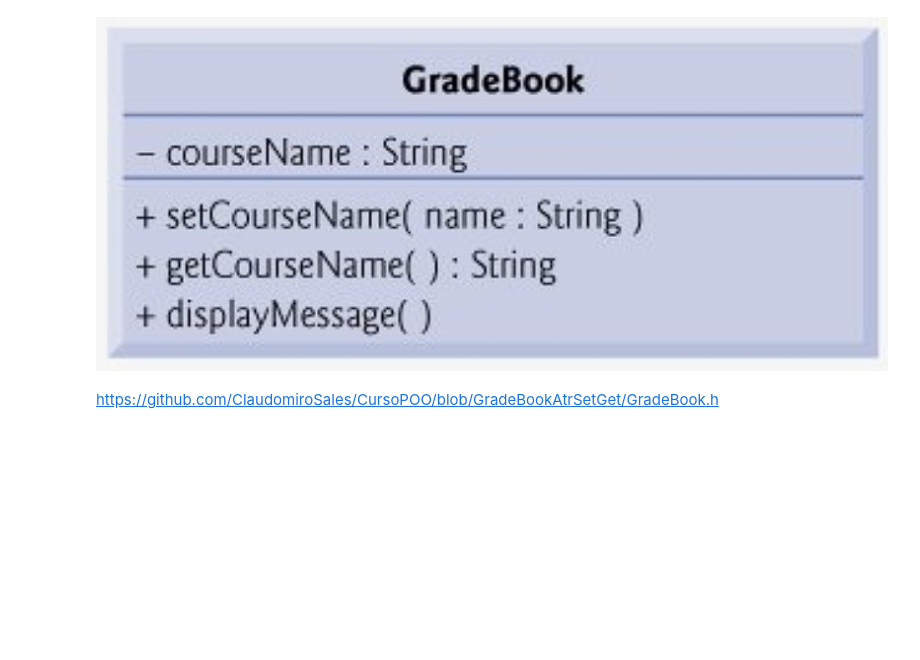
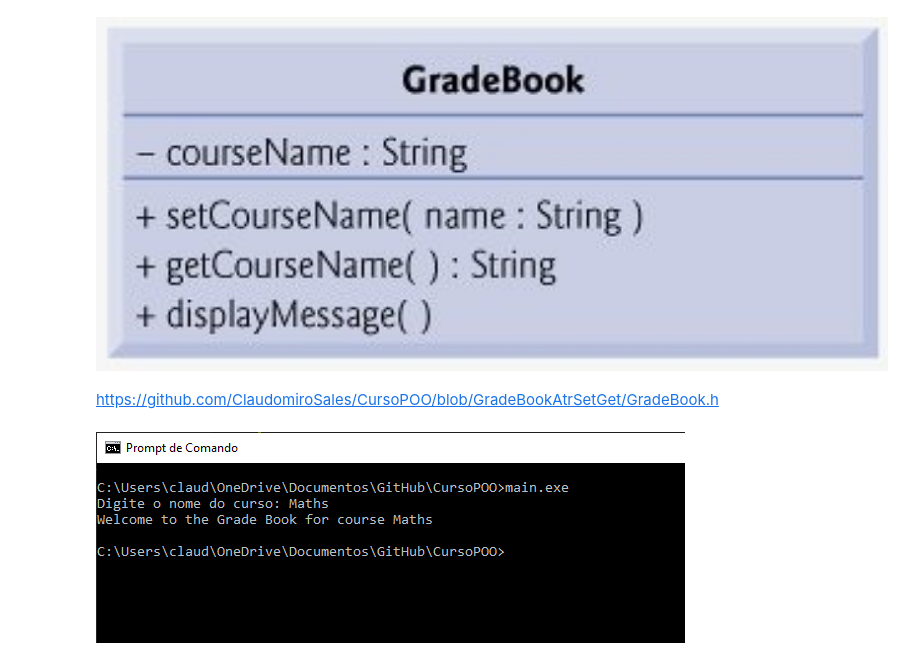
Before and after one commit to ClaudomiroSales/CursoPOO, a Jupyter notebook: Curso de POO.ipynb, the cells around one changed output. Cells and saved outputs as stored; diff of their text form; code cells hidden in the pictures; blank space fills up the shorter version.

```diff
--- a/Curso de POO.ipynb
+++ b/Curso de POO.ipynb
@@ -7,5 +8,5 @@
 # %%
-pathFileImages = 'C:/Users/claud/OneDrive/Documentos/POO/Figuras/'
+pathFileImages = 'C:/Users/claud/OneDrive/Documentos/GitHub/CursoPOO/Figuras/'
 
 
 
@@ -138,3 +139,7 @@ int main()
 
    return 0;
 }
+# %%
+Image(filename = pathFileImages + 'SaidaGradeBookSetGet.png')
+# %% [output]
+[figure, added]
```
Also changed, not shown: parts of 7 cells of this notebook, 2 other files.
